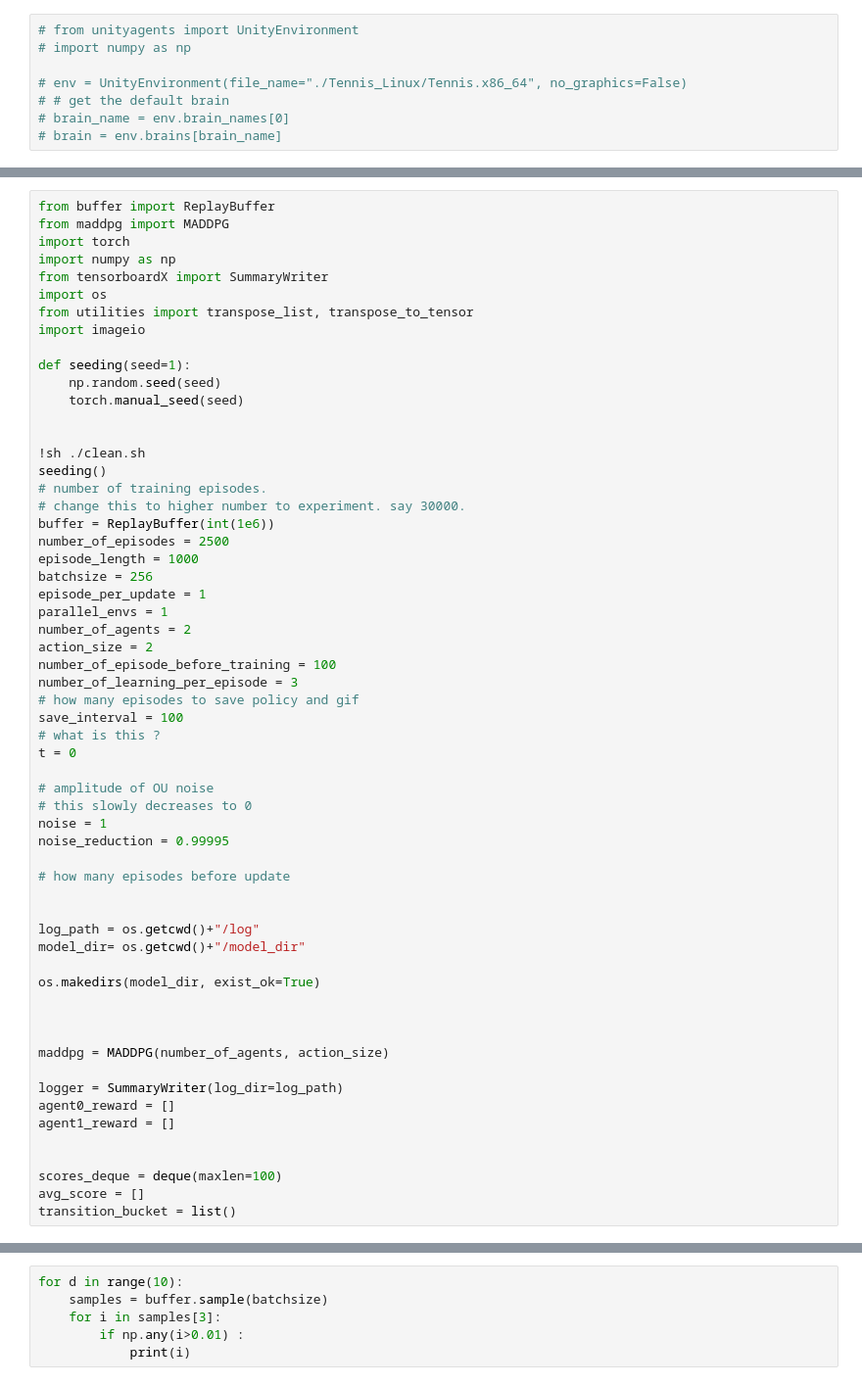
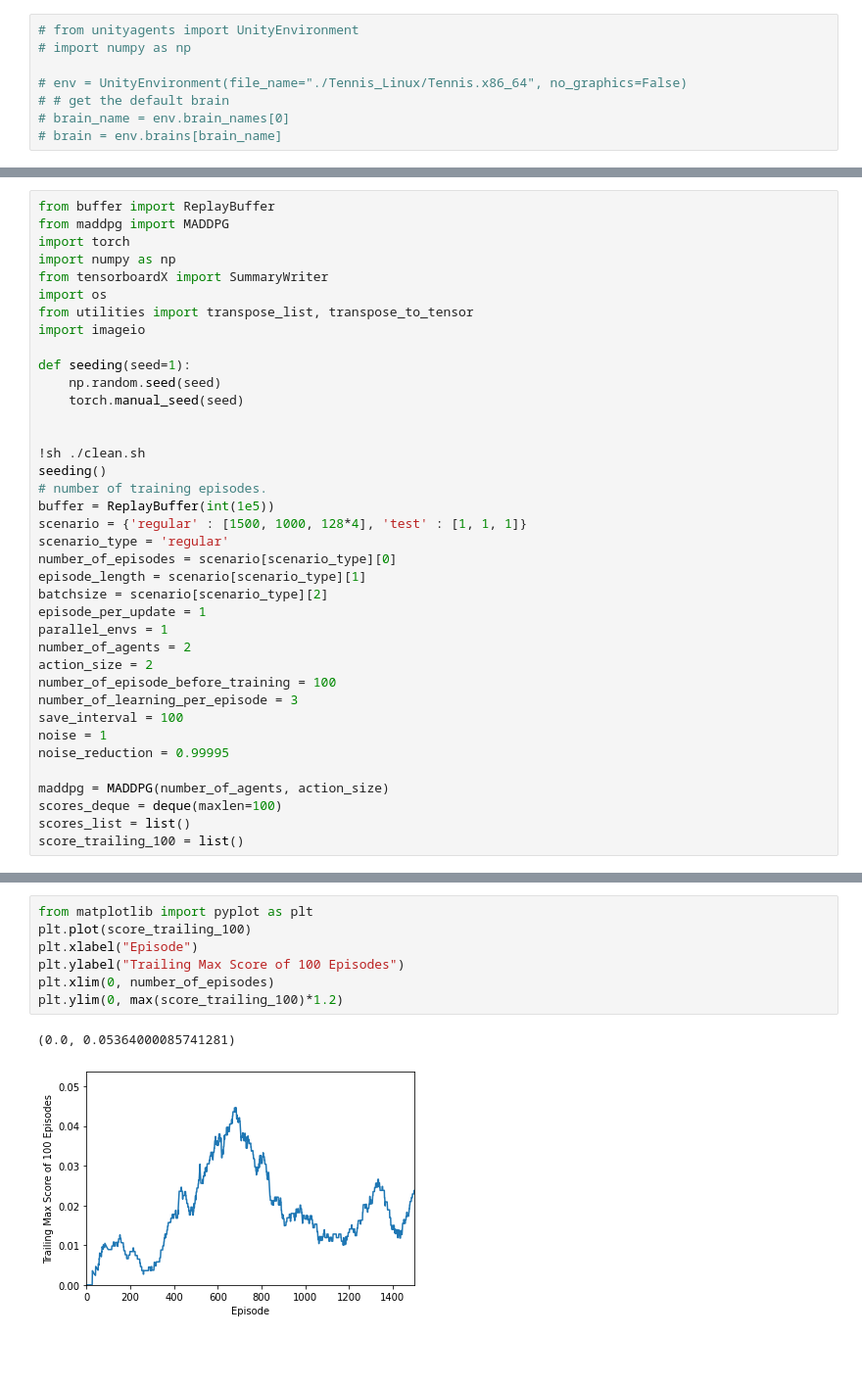
Before and after one commit to elexira/deep-reinforcement-learning, a Jupyter notebook: p3_collab-compet/Tennis.ipynb, the cells around one changed output, grey strips where cells are left out. Shown at 98% size. Drawn from its saved outputs; the diff is of its cells as text; blank space fills up the shorter version.

```diff
--- a/p3_collab-compet/Tennis.ipynb
+++ b/p3_collab-compet/Tennis.ipynb
@@ -184,47 +173,26 @@ def seeding(seed=1):
 !sh ./clean.sh
 seeding()
 # number of training episodes.
-# change this to higher number to experiment. say 30000.
-buffer = ReplayBuffer(int(1e6))
-number_of_episodes = 2500
-episode_length = 1000
-batchsize = 256
+buffer = ReplayBuffer(int(1e5))
+scenario = {'regular' : [1500, 1000, 128*4], 'test' : [1, 1, 1]}
+scenario_type = 'regular'
+number_of_episodes = scenario[scenario_type][0]
+episode_length = scenario[scenario_type][1]
+batchsize = scenario[scenario_type][2]
 episode_per_update = 1
 parallel_envs = 1
 number_of_agents = 2
 action_size = 2
 number_of_episode_before_training = 100
 number_of_learning_per_episode = 3
-# how many episodes to save policy and gif
 save_interval = 100
-# what is this ?
-t = 0
-
-# amplitude of OU noise
-# this slowly decreases to 0
 noise = 1
 noise_reduction = 0.99995
 
-# how many episodes before update
-
-
-log_path = os.getcwd()+"/log"
-model_dir= os.getcwd()+"/model_dir"
-
-os.makedirs(model_dir, exist_ok=True)
-
-
-
 maddpg = MADDPG(number_of_agents, action_size)
-
-logger = SummaryWriter(log_dir=log_path)
-agent0_reward = []
-agent1_reward = []
-
-
 scores_deque = deque(maxlen=100)
-avg_score = []
-transition_bucket = list()
+scores_list = list()
+score_trailing_100 = list()
 # %%
 for episode in range(0, number_of_episodes):
     reward_this_episode = np.zeros((parallel_envs, number_of_agents))
@@ -347,6 +254,10 @@ Episode 550      Episode Max Reward 0.000         Average Trailing Max Score: 0.
-# %%
-for d in range(10):
-    samples = buffer.sample(batchsize)
-    for i in samples[3]:
-        if np.any(i>0.01) :
-            print(i)
+# %%
+from matplotlib import pyplot as plt
+plt.plot(score_trailing_100)
+plt.xlabel("Episode")
+plt.ylabel("Trailing Max Score of 100 Episodes")
+plt.xlim(0, number_of_episodes)
+plt.ylim(0, max(score_trailing_100)*1.2)
+# %% [output]
+(0.0, 0.05364000085741281)
+[figure, added]
```
Also changed, not shown: parts of 8 cells of this notebook, 5 other files.
